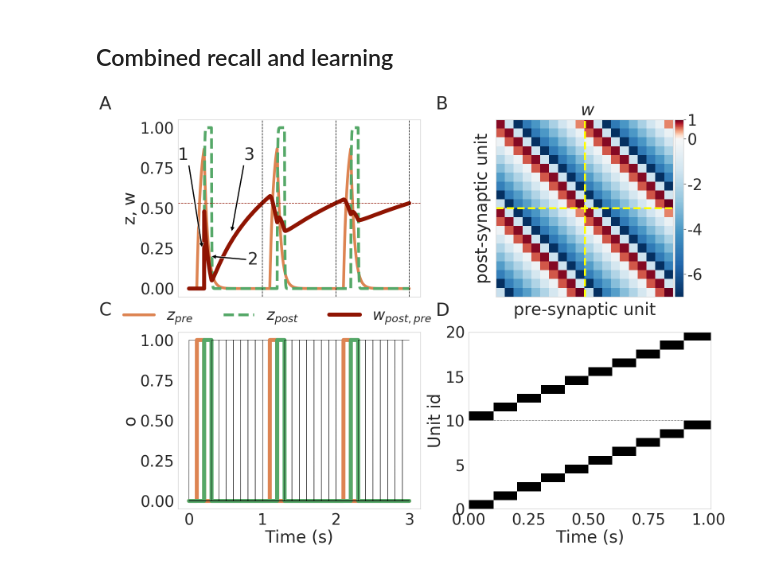
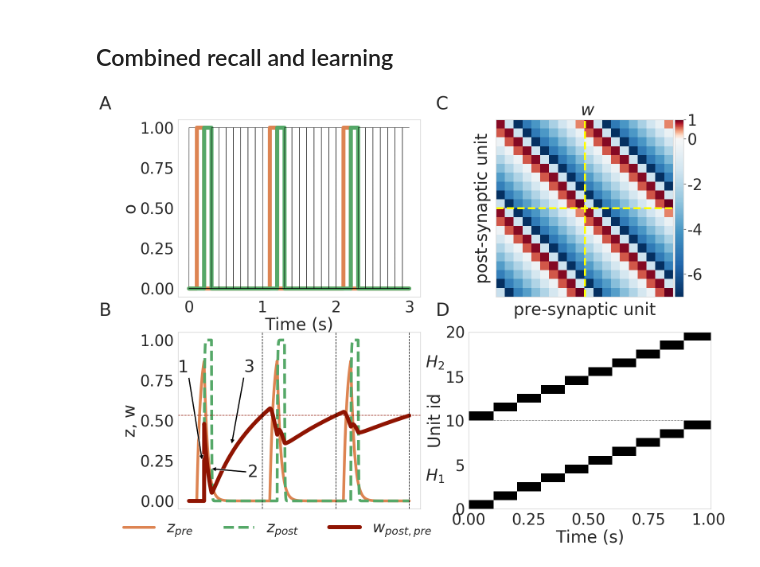
Before and after one commit to h-mayorquin/sequence_learning_paper, a Jupyter notebook: jupyter/2018-10-19(Online vs offline learning).ipynb, the cells around one changed output. Cells and saved outputs as stored; diff of their text form; code cells hidden in the pictures.

```diff
--- a/jupyter/2018-10-19(Online vs offline learning).ipynb
+++ b/jupyter/2018-10-19(Online vs offline learning).ipynb
@@ -1002,8 +1002,8 @@ fig = plt.figure(figsize=(int(size_factor * 16), int(size_factor * 12)))
 gs = gridspec.GridSpec(2, 2)
 
 
-ax1 = fig.add_subplot(gs[0, 0])
-ax2 = fig.add_subplot(gs[1, 0])
+ax1 = fig.add_subplot(gs[1, 0])
+ax2 = fig.add_subplot(gs[0, 0])
 
 
 ax1.plot(training_time, z_pre[:, index1], '-', color=colors[index1], lw=lw - lw_minus, label=r'$z_{pre}$')
@@ -1059,33 +1059,39 @@ ax_matrix.axvline(9.5, ls='--', lw=5, color='yellow')
 # Recall
 ax1 = fig.add_subplot(gs[1, 1])
 o1 = manager.history['o']
 extent = [0, manager.T_recall_total, 0, minicolumns * hypercolumns]
 ax1.imshow(o1.T, cmap=cmap, origin='lower', aspect='auto', extent=extent)
 ax1.set_xlabel('Time (s)')
 ax1.set_ylabel('Unit id')
 ax1.axhline(minicolumns, ls='--', color='gray')
 
 
 
 if captions:
     xpoint1 = 0.01
     xpoint2 = 0.50
 
     ypoint1 = 0.90
     ypoint2 = 0.50
 
     fig.text(xpoint1, ypoint1, 'A', size=size)
-    fig.text(xpoint2, ypoint1, 'B', size=size)
-    fig.text(xpoint1, ypoint2, 'C', size=size)
+    fig.text(xpoint2, ypoint1, 'C', size=size)
+    fig.text(xpoint1, ypoint2, 'B', size=size)
     fig.text(xpoint2, ypoint2, 'D', size=size)
 
+    # Unit indicators
+    H1_y = 0.18
+    H2_y = 0.40
+    H_x = 0.485
+    fig.text(H_x, H1_y, r'$H_1$', size=size- 5)
+    fig.text(H_x, H2_y, r'$H_2$', size=size- 5)
 
 if save:
     directory = '../plot_producers/'
     file_name = 'recall_example'
 
     format_string = '.pdf'
     string_to_save = directory + file_name + format_string
     fig.savefig(string_to_save, frameon=False, dpi=110, bbox_inches='tight')
 # %% [output]
-[figure, old version]
+[figure, new version]
```
Also changed, not shown: 5 other files.
